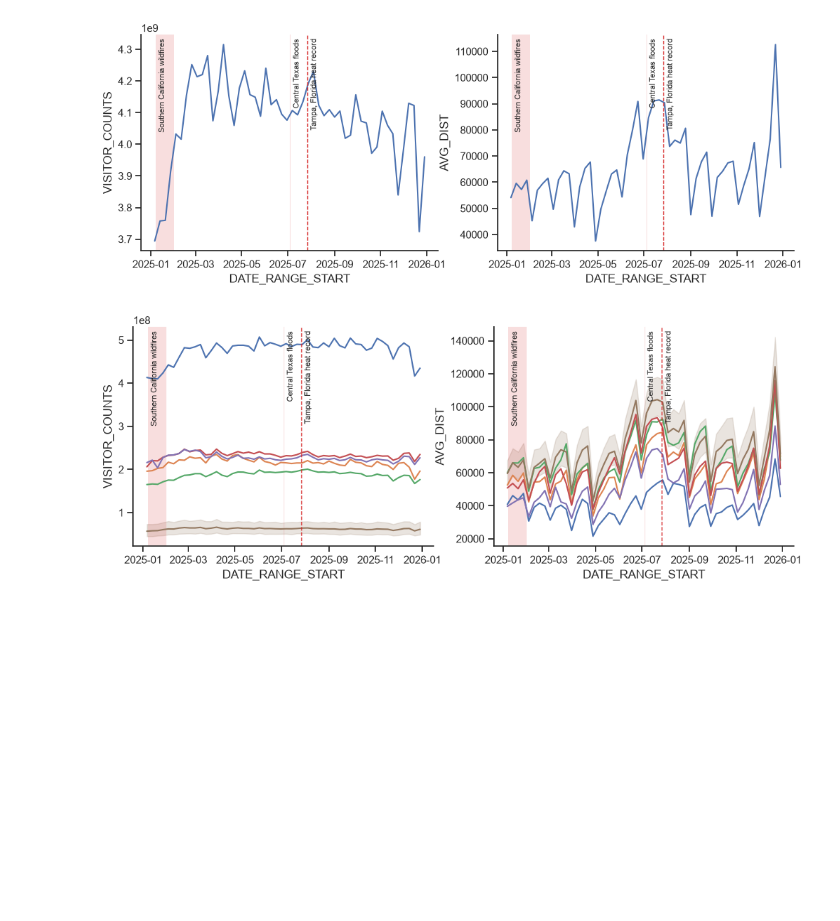
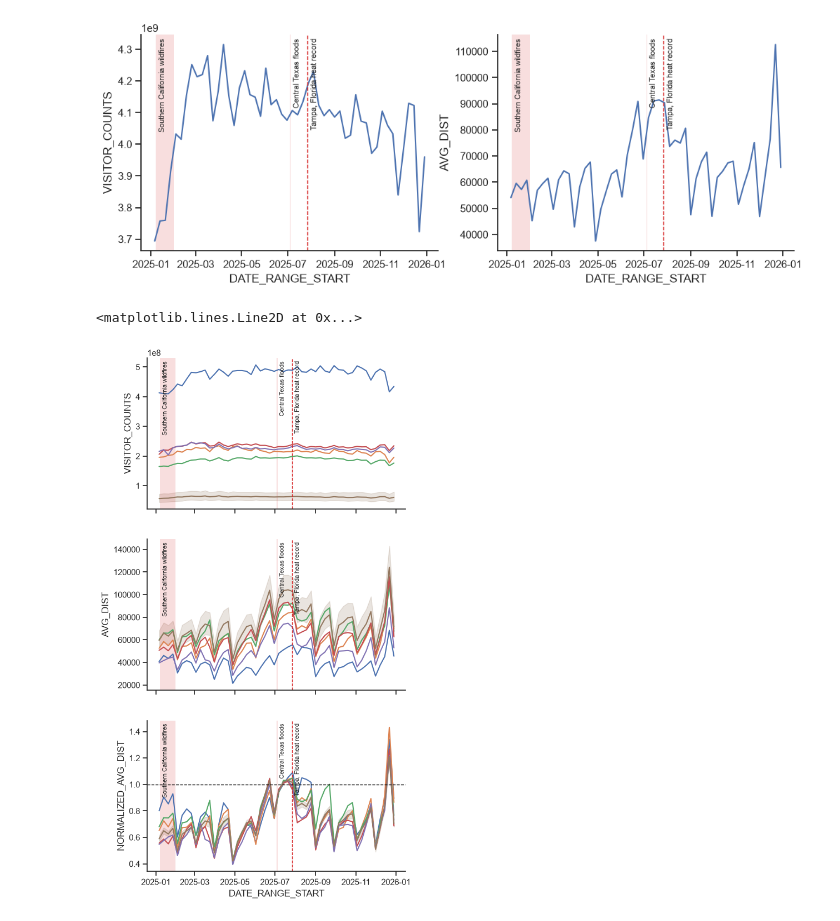
Before and after one commit to marcus-friis/weekly-patterns-plus-exploration, a Jupyter notebook: notebooks/demo.ipynb, the cells around one changed output. Cells and saved outputs as stored; diff of their text form; code cells hidden in the pictures; blank space fills up the shorter version.

```diff
--- a/notebooks/demo.ipynb
+++ b/notebooks/demo.ipynb
@@ -27,12 +27,14 @@ db_path = root / "wpp.duckdb"
 con = db.connect(db_path)
 # %%
 events = data.get_climate_events()
+event_date = date(2025, 7, 27)
+baseline_start = event_date - timedelta(weeks=3)
 # %%
 visits_query = """
     WITH bg AS (
         SELECT
             GEOID, CBSAFP, CBSA_NAME, CBSA_POP_RANK, CBSA_POP_2025,
-            NTILE(10) OVER (PARTITION BY CBSAFP ORDER BY MEDIAN_HH_INCOME ASC) AS DECILE
+            NTILE(4) OVER (PARTITION BY CBSAFP ORDER BY MEDIAN_HH_INCOME ASC) AS DECILE
         FROM block_groups_cbsa
         WHERE LSAD = 'M1'
           AND CBSA_POP_RANK <= 50
@@ -93,30 +95,67 @@ for ax in axes:
 # %%
 agg = df.group_by("DATE_RANGE_START", "CBSA_NAME", "CBSA_POP_RANK", "TOP_NAME").agg(
     pl.col("VISITOR_COUNTS").sum(),
     ((pl.col("AVG_DIST") * pl.col("VISITOR_COUNTS")).sum() / pl.col("VISITOR_COUNTS").sum()).alias("AVG_DIST")
 ).sort("CBSA_POP_RANK")
-fig, axes = plt.subplots(1, 2, figsize=(12,4))
+baseline = (
+    agg
+    .filter(
+        pl.col("DATE_RANGE_START").is_between(
+            baseline_start,
+            event_date,
+            closed="left",  # includes start, excludes event date
+        )
+    )
+    .group_by("CBSA_NAME", "CBSA_POP_RANK", "TOP_NAME")
+    .agg(
+        pl.col("AVG_DIST")
+        .mean()
+        .alias("BASELINE_AVG_DIST")
+    )
+)
+agg = (
+    agg
+    .join(baseline, on=["CBSA_NAME", "CBSA_POP_RANK", "TOP_NAME"], how="left")
+    .with_columns(
+        (
+            pl.col("AVG_DIST")
+            / pl.col("BASELINE_AVG_DIST")
+        ).alias("NORMALIZED_AVG_DIST")
+    )
+)
+
+fig, axes = plt.subplots(3, figsize=(6,12), sharex=True)
 sns.lineplot(
     agg,
     x="DATE_RANGE_START",
     y="VISITOR_COUNTS",
     hue="TOP_NAME",
     legend=False,
     ax=axes[0]
 )
 sns.lineplot(
     agg,
     x="DATE_RANGE_START",
     y="AVG_DIST",
     hue="TOP_NAME",
     legend=False,
     ax=axes[1]
 )
+sns.lineplot(
+    agg,
+    x="DATE_RANGE_START",
+    y="NORMALIZED_AVG_DIST",
+    hue="TOP_NAME",
+    legend=False,
+    ax=axes[2]
+)
 for ax in axes:
     plot.plot_events(ax, events)
     sns.despine(ax=ax)
+axes[2].axhline(1, color="black", linestyle="--", linewidth=1)
 # %% [output]
+<matplotlib.lines.Line2D at 0x...>
-[figure, old version]
+[figure, new version]
 # %%
 for (label,), group in (
     df.sort("CBSA_POP_RANK")
```
Also changed, not shown: parts of 4 cells of this notebook.
